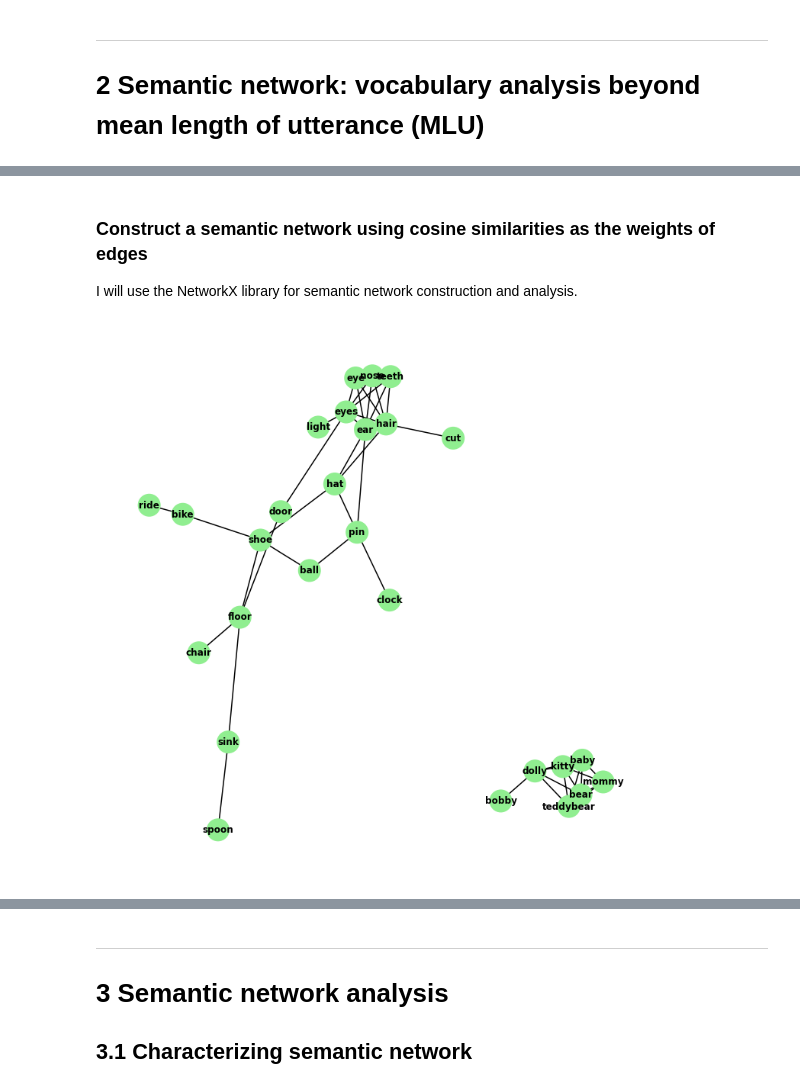
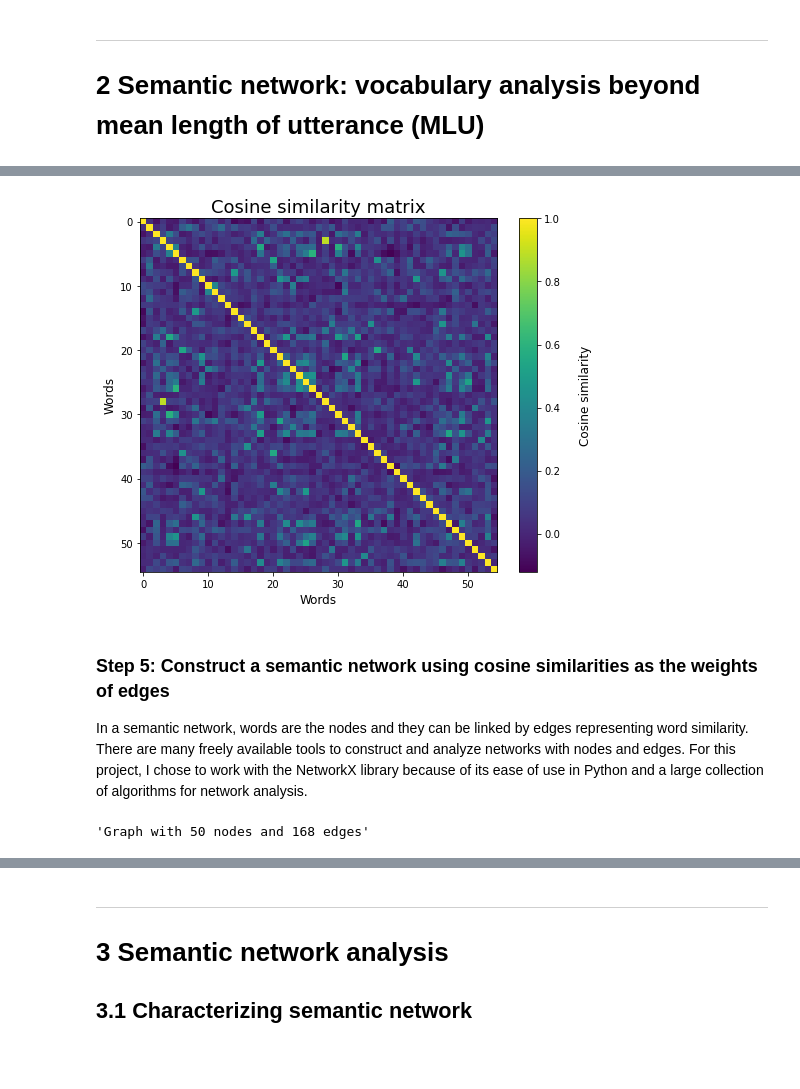
Before and after one commit to Data-Science-for-Linguists-2022/Child-Vocab-Development, a Jupyter notebook: code/vocabulary_analysis.ipynb, the cells around one changed output, grey strips where cells are left out. Cells and saved outputs as stored; diff of their text form; code cells hidden in the pictures; blank space fills up the shorter version.

```diff
--- a/code/vocabulary_analysis.ipynb
+++ b/code/vocabulary_analysis.ipynb
@@ -164,29 +219,31 @@ vocab_sim = skm.pairwise.cosine_similarity(vocab_wv)
+# %%
+# Visualize the matrix of cosine similarities
+plt.figure(figsize=(8,6.5))
+plt.imshow(vocab_sim, aspect='auto', interpolation='nearest')
+cbar = plt.colorbar()
+cbar.set_label('\nCosine similarity', size='12')
+plt.xlabel('Words', size='12')
+plt.ylabel('Words', size='12')
+plt.title('Cosine similarity matrix', size='18')
+plt.show()
+# %% [output]
+[figure, added]
 # %% [markdown]
-### Construct a semantic network using cosine similarities as the weights of edges
-I will use the NetworkX library for semantic network construction and analysis.
+### Step 5: Construct a semantic network using cosine similarities as the weights of edges
+
+In a semantic network, words are the nodes and they can be linked by edges representing word similarity. There are many freely available tools to construct and analyze networks with nodes and edges. For this project, I chose to work with the NetworkX library because of its ease of use in Python and a large collection of algorithms for network analysis.
-# %%
-g = nx.Graph()
-E = 0.19  # similarity threshold suggested in literature
-
-for a, wordA in enumerate(vocab):
-    for b, wordB in enumerate(vocab):
-        if wordA != wordB and vocab_sim[a,b] >= E:
-            g.add_edge(wordA, wordB, weight=vocab_sim[a,b])
-
-
-options = {
-    "node_color": "lightgreen",
-    "node_size": 900,
-    "edge_color": "black",
-    "width": 1.5,
-    "edgecolors": "none",
-    "font_color": "black",
-    "font_weight": "bold",
-    "font_size": "12",
-}
-
-plt.figure(figsize=(10,10))
-pos = nx.spring_layout(g, seed=0)
-nx.draw(g, pos, with_labels=True, **options)
-# %% [output]
-[figure, removed]
+# %%
+# Create a NetworkX graph object
+g = nx.Graph()
+
+# Contruct the network from a word list and its similarity matrix
+E = 0.19  # similarity threshold suggested in a child vocabulary study
+for a, wordA in enumerate(vocab):
+    for b, wordB in enumerate(vocab):
+        # add an edge only when two words are different and similarity > E
+        if wordA != wordB and vocab_sim[a,b] > E:
+            g.add_edge(wordA, wordB, weight=vocab_sim[a,b])
+
+nx.info(g)
+# %% [output]
+'Graph with 50 nodes and 168 edges'
```
Also changed, not shown: parts of 25 cells of this notebook.
